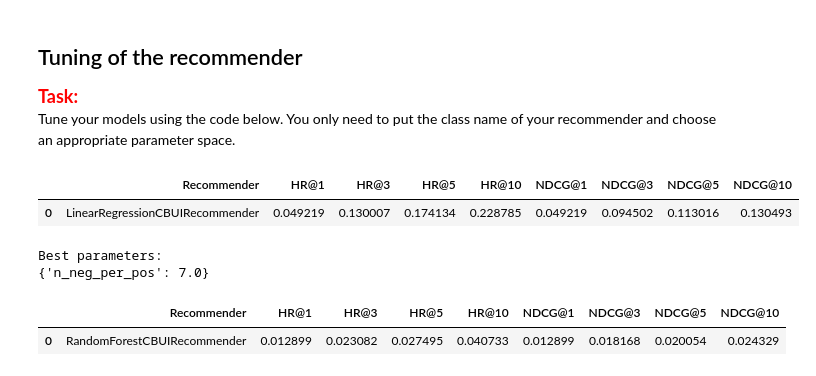
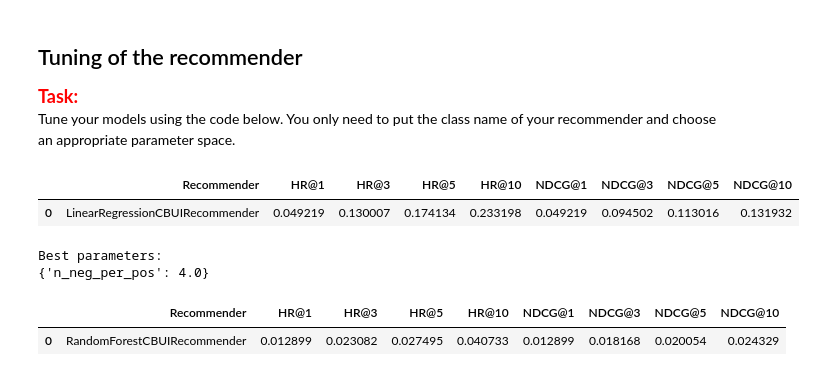
Before and after one commit to e-lawniczak/rsc-project1, a Jupyter notebook: project_1_recommender_and_evaluation.ipynb, the cells around one changed output. Saved outputs shown, nothing was run; the diff lists cells and outputs as text; code cells hidden in the pictures.

```diff
--- a/project_1_recommender_and_evaluation.ipynb
+++ b/project_1_recommender_and_evaluation.ipynb
@@ -437,7 +437,7 @@ class LinearRegressionCBUIRecommender(ContentBasedUserItemRecommender):
     Linear regression recommender class based on user and item features.
     """
 
-    def __init__(self, seed=6789, n_neg_per_pos=5, **model_params):
+    def __init__(self, seed=6789, n_neg_per_pos=4, **model_params):
         """
         Initialize base recommender params and variables.
         """
@@ -630,19 +630,19 @@ def tune_recommender(recommender_class, interactions_df, items_df,
 Tune your models using the code below. You only need to put the class name of your recommender and choose an appropriate parameter space.
 # %%
 param_space = {
-    'n_neg_per_pos': hp.quniform('n_neg_per_pos', 1, 10, 1)
+    'n_neg_per_pos': hp.quniform('n_neg_per_pos', 1, 15, 1)
 }
 
 best_param_set = tune_recommender(LinearRegressionCBUIRecommender, interactions_df, items_df,
-                                  param_space, max_evals=10, show_progressbar=True, seed=seed)
+                                  param_space, max_evals=20, show_progressbar=True, seed=seed)
 
 print("Best parameters:")
 print(best_param_set)
 # %% [output]
 |  | Recommender | HR@1 | HR@3 | HR@5 | HR@10 | NDCG@1 | NDCG@3 | NDCG@5 | NDCG@10 |
-| 0 | LinearRegressionCBUIRecommender | 0.049219 | 0.130007 | 0.174134 | 0.228785 | 0.049219 | 0.094502 | 0.113016 | 0.130493 |
+| 0 | LinearRegressionCBUIRecommender | 0.049219 | 0.130007 | 0.174134 | 0.233198 | 0.049219 | 0.094502 | 0.113016 | 0.131932 |
 Best parameters:
-{'n_neg_per_pos': 7.0}
+{'n_neg_per_pos': 4.0}
 # %%
 param_space = {
     'n_neg_per_pos': hp.quniform('n_neg_per_pos', 1, 10, 1),
```
Also changed, not shown: parts of 4 cells of this notebook, 5 other files.
